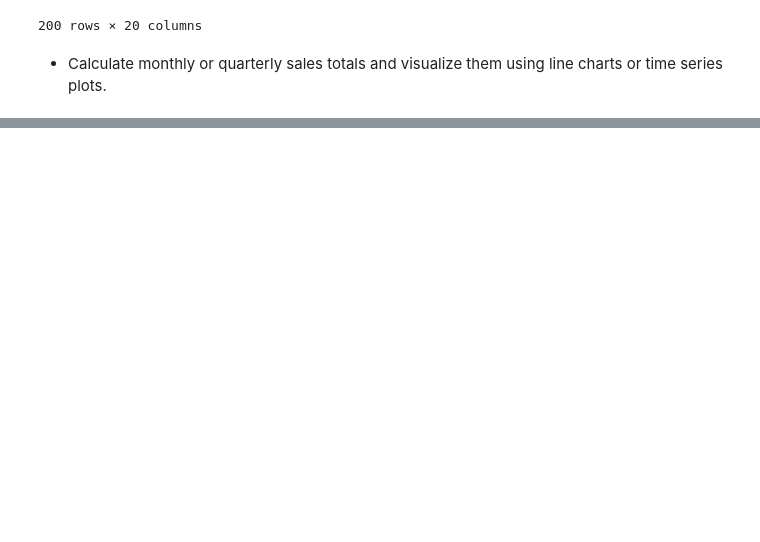
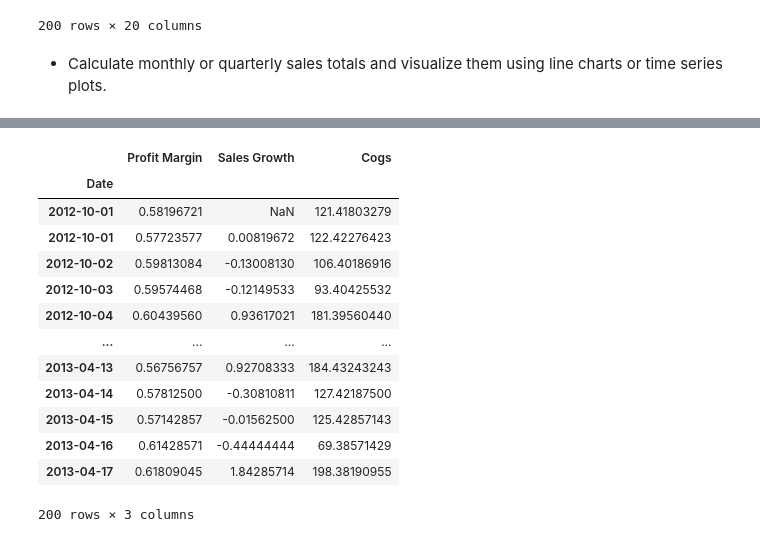
Before and after one commit to noeyislearning/coffee-chain-sales, a Jupyter notebook: generate_report_v1.ipynb, the cells around one changed output, grey strips where cells are left out. Saved outputs shown, nothing was run; the diff lists cells and outputs as text; code cells hidden in the pictures; blank space fills up the shorter version.

```diff
--- a/generate_report_v1.ipynb
+++ b/generate_report_v1.ipynb
@@ -261,0 +261,27 @@ plt.show()
+# %%
+# Calculate the profit margin
+ds['Profit Margin'] = (ds['Sales'] - ds['Cogs']) / ds['Sales']
+
+# Calculate the sales growth
+ds['Sales Growth'] = ds['Sales'].pct_change()
+
+# Calculate the cost of goods sold ('Cogs')
+ds['Cogs'] = ds['Sales'] - ds['Profit Margin']
+
+# Display the dataframe (Only display the 'Profit Margin', 'Sales Growth', and 'Cogs' columns)
+ds[['Profit Margin', 'Sales Growth', 'Cogs']].head(200)
+# %% [output]
+|  | Profit Margin | Sales Growth | Cogs |
+| Date |  |  |  |
+| 2012-10-01 | 0.58196721 | NaN | 121.41803279 |
+| 2012-10-01 | 0.57723577 | 0.00819672 | 122.42276423 |
+| 2012-10-02 | 0.59813084 | -0.13008130 | 106.40186916 |
+| 2012-10-03 | 0.59574468 | -0.12149533 | 93.40425532 |
+| 2012-10-04 | 0.60439560 | 0.93617021 | 181.39560440 |
+| ... | ... | ... | ... |
+| 2013-04-13 | 0.56756757 | 0.92708333 | 184.43243243 |
+| 2013-04-14 | 0.57812500 | -0.30810811 | 127.42187500 |
+| 2013-04-15 | 0.57142857 | -0.01562500 | 125.42857143 |
+| 2013-04-16 | 0.61428571 | -0.44444444 | 69.38571429 |
+| 2013-04-17 | 0.61809045 | 1.84285714 | 198.38190955 |
+200 rows × 3 columns
```
Also changed, not shown: parts of 23 cells of this notebook.
